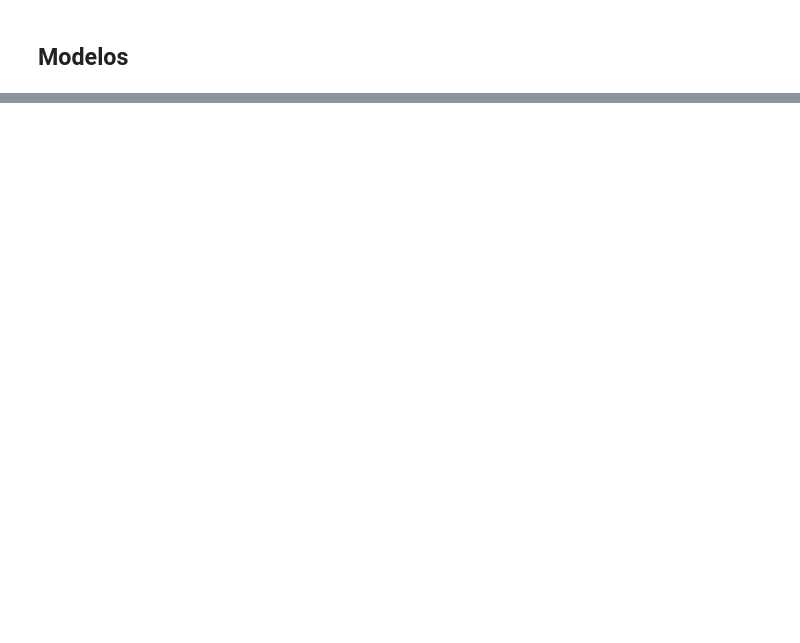
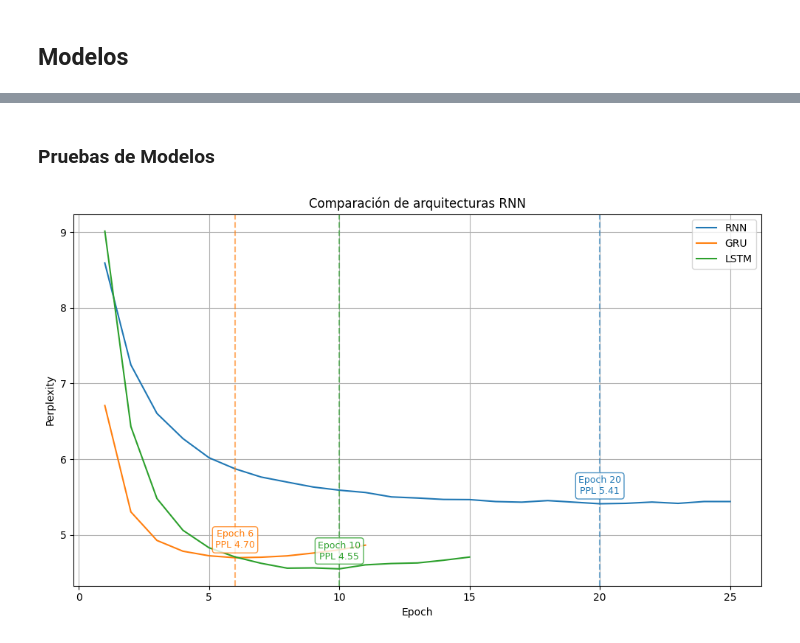
Before and after one commit to pablog86/Desafios_NLP, a Jupyter notebook: desafio3/desarrollo_desafio3.ipynb, the cells around one changed output, grey strips where cells are left out. Saved outputs shown, nothing was run; the diff lists cells and outputs as text; code cells hidden in the pictures; blank space fills up the shorter version.

```diff
--- a/desafio3/desarrollo_desafio3.ipynb
+++ b/desafio3/desarrollo_desafio3.ipynb
@@ -231,0 +350,7 @@ KeyboardInterrupt:
+# %%
+# Dataset y loaders
+train_ds = CharDataset(train_text, max_context_size)
+val_ds = CharDataset(val_text, max_context_size)
+
+train_loader = DataLoader(train_ds, batch_size=1024, shuffle=True, num_workers=0)   # Windows num_workers=0
+val_loader = DataLoader(val_ds, batch_size=1024, num_workers=0, drop_last=True)
@@ -231,0 +359,3 @@ KeyboardInterrupt:
+# %%
+model_rnn  = train_rnn_variant('rnn',  vocab_size, train_loader, val_loader,) #checkpoint_path="lightning_logs/version_44/checkpoints/best-perplexity.ckpt",)
+print_perplexity(model_rnn, "Model RNN Perplexity History")
@@ -231,0 +400,3 @@ KeyboardInterrupt:
+# %%
+model_gru  = train_rnn_variant('gru',  vocab_size, train_loader, val_loader)
+print_perplexity(model_gru, "Model GRU Perplexity History")
@@ -231,0 +445,3 @@ KeyboardInterrupt:
+# %%
+model_lstm = train_rnn_variant('lstm', vocab_size, train_loader, val_loader)
+print_perplexity(model_lstm, "Model LSTM Perplexity History")
@@ -231,0 +487,6 @@ KeyboardInterrupt:
+# %% [markdown]
+### Pruebas de Modelos
+# %%
+compare_rnn([model_rnn, model_gru, model_lstm], ["RNN", "GRU", "LSTM"])
+# %% [output]
+[figure, added]
```
Also changed, not shown: parts of 31 cells of this notebook, 24 other files.
